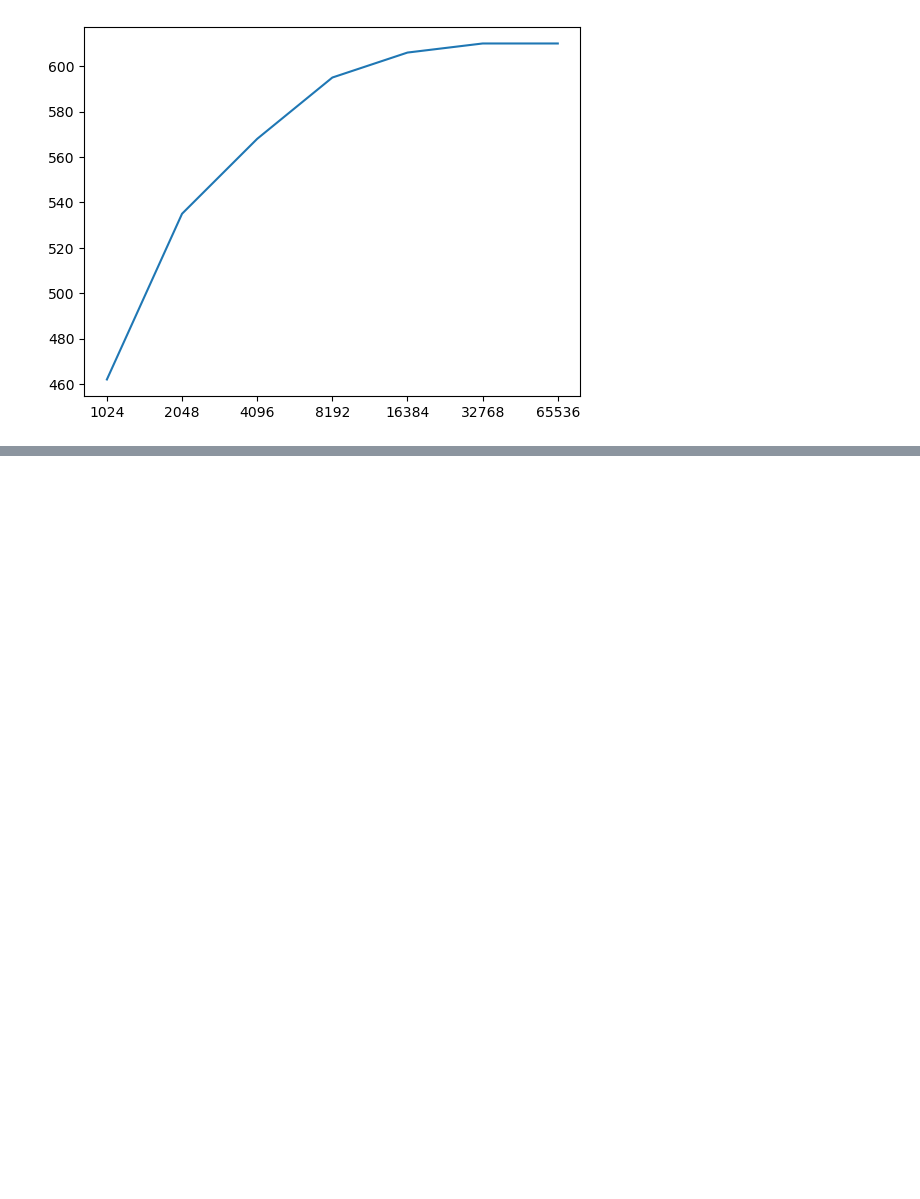
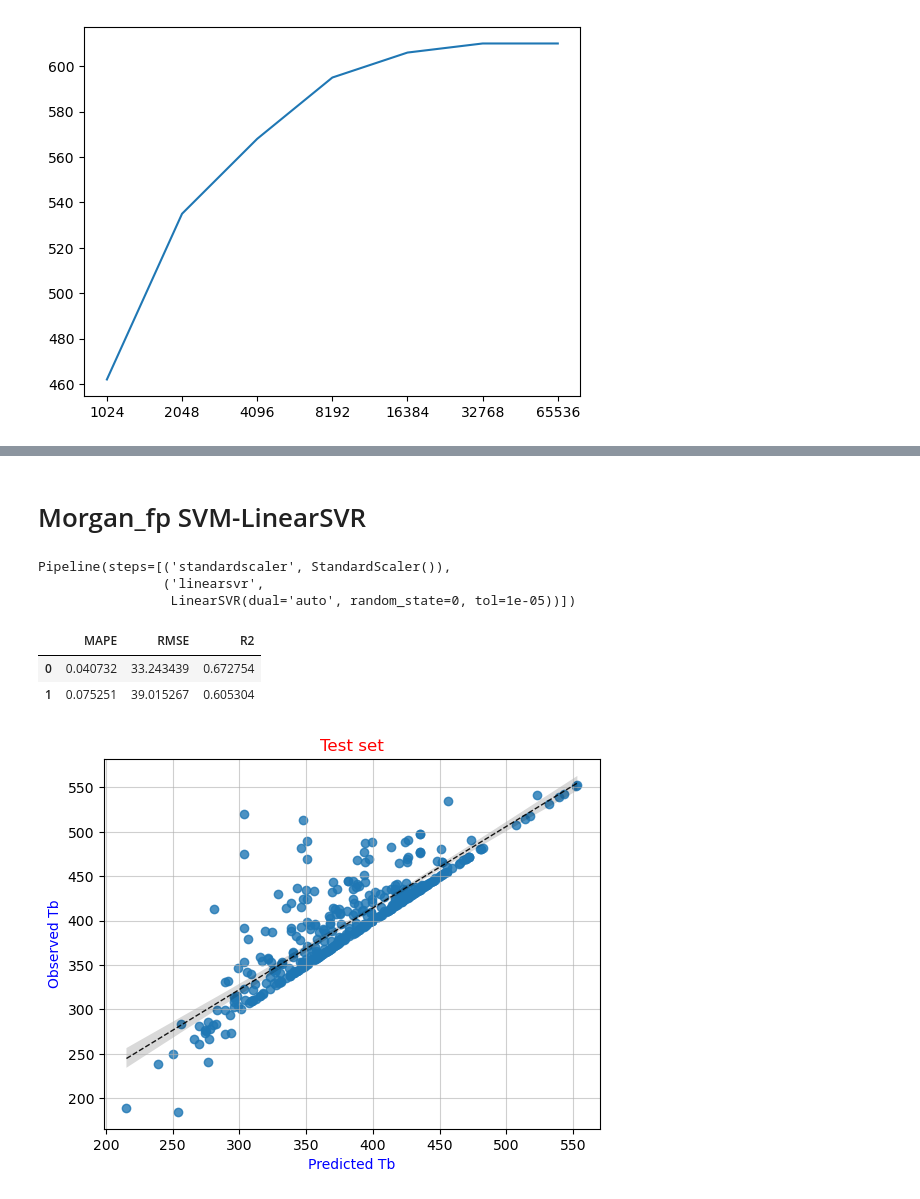
Before and after one commit to Sawahiko/SMILE_to_Feature, a Jupyter notebook: Showcase_2Sub_Diff Feature.ipynb, the cells around one changed output, grey strips where cells are left out. Saved outputs shown, nothing was run; the diff lists cells and outputs as text; code cells hidden in the pictures; blank space fills up the shorter version.

```diff
--- a/Showcase_2Sub_Diff Feature.ipynb
+++ b/Showcase_2Sub_Diff Feature.ipynb
@@ -474,0 +592,71 @@ ax1.yaxis.get_major_locator().set_params(integer=True)
+# %% [markdown]
+# Morgan_fp SVM-LinearSVR
+# %%
+# %%
+# Modeling
+
+from sklearn.svm import LinearSVR
+from sklearn.pipeline import make_pipeline
+from sklearn.preprocessing import StandardScaler
+
+SVM_regr_model = make_pipeline(StandardScaler(),
+                               LinearSVR(dual="auto", random_state=0, tol=1e-5))
+SVM_regr_model.fit(X_train, y_train)
+# %% [output]
+Pipeline(steps=[('standardscaler', StandardScaler()),
+                ('linearsvr',
+                 LinearSVR(dual='auto', random_state=0, tol=1e-05))])
+# %%
+# %%
+# Prediction & Validation
+
+# Train set
+y_predict_train = SVM_regr_model.predict(X_train)
+
+#from sklearn.metrics import mean_absolute_percentage_error, mean_squared_error, r2_score
+mape_train = mean_absolute_percentage_error(y_train, y_predict_train)
+rmse_train = np.sqrt(mean_squared_error(y_train, y_predict_train))
+R2_train = r2_score(y_train, y_predict_train)
+
+# Test set
+y_predict_test = SVM_regr_model.predict(X_test)
+mape_test = mean_absolute_percentage_error(y_test, y_predict_test)
+rmse_test = np.sqrt(mean_squared_error(y_test, y_predict_test))
+R2_test = r2_score(y_test, y_predict_test)
+
+# Total set
+#y_predict_total = SVM_regr_model.predict(X_data)
+#mape_total = mean_absolute_percentage_error(Y_data, y_predict_total)
+#rmse_total = np.sqrt(mean_squared_error(Y_data, y_predict_total))
+#R2_total = r2_score(Y_data, y_predict_total)
+# %%
+# Table Score
+table_train = pd.DataFrame({
+    "Predict" : y_predict_train,
+    "EXP" : y_train,
+})
+
+Morgan_fp__ML_RF = pd.DataFrame()
+data = {
+        "MAPE":[mape_train, mape_test],
+        "RMSE":[rmse_train, rmse_test],
+        "R2"  :[R2_train, R2_test]
+    }
+Morgan_fp__ML_SVR = pd.DataFrame(data)
+#Morgan_fp__ML_RF.to_csv('560 Morgan_fp ML-RF.csv', index=False)
+Morgan_fp__ML_SVR
+# %% [output]
+|  | MAPE | RMSE | R2 |
+| 0 | 0.040732 | 33.243439 | 0.672754 |
+| 1 | 0.075251 | 39.015267 | 0.605304 |
+# %%
+# %%
+# Visualization
+
+p1=sn.regplot(x=y_predict_train, y=y_train,line_kws={"lw":1,'ls':'--','color':'black',"alpha":0.9})
+plt.xlabel('Predicted Tb', color='blue')
+plt.ylabel('Observed Tb', color ='blue')
+plt.title("Test set", color='red')
+plt.grid(alpha=0.6)
+# %% [output]
+[figure, added]
```
Also changed, not shown: parts of 34 cells of this notebook, 2 other files.
